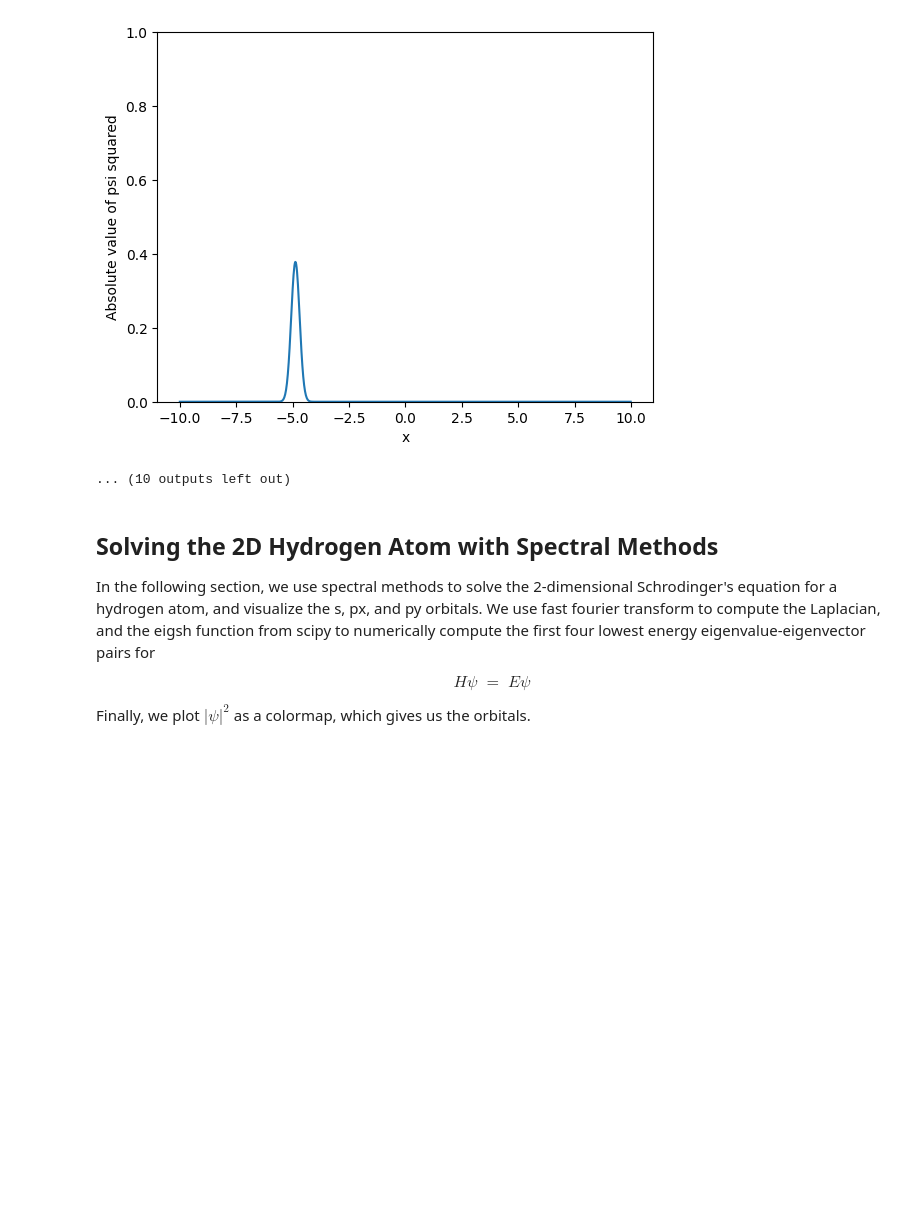
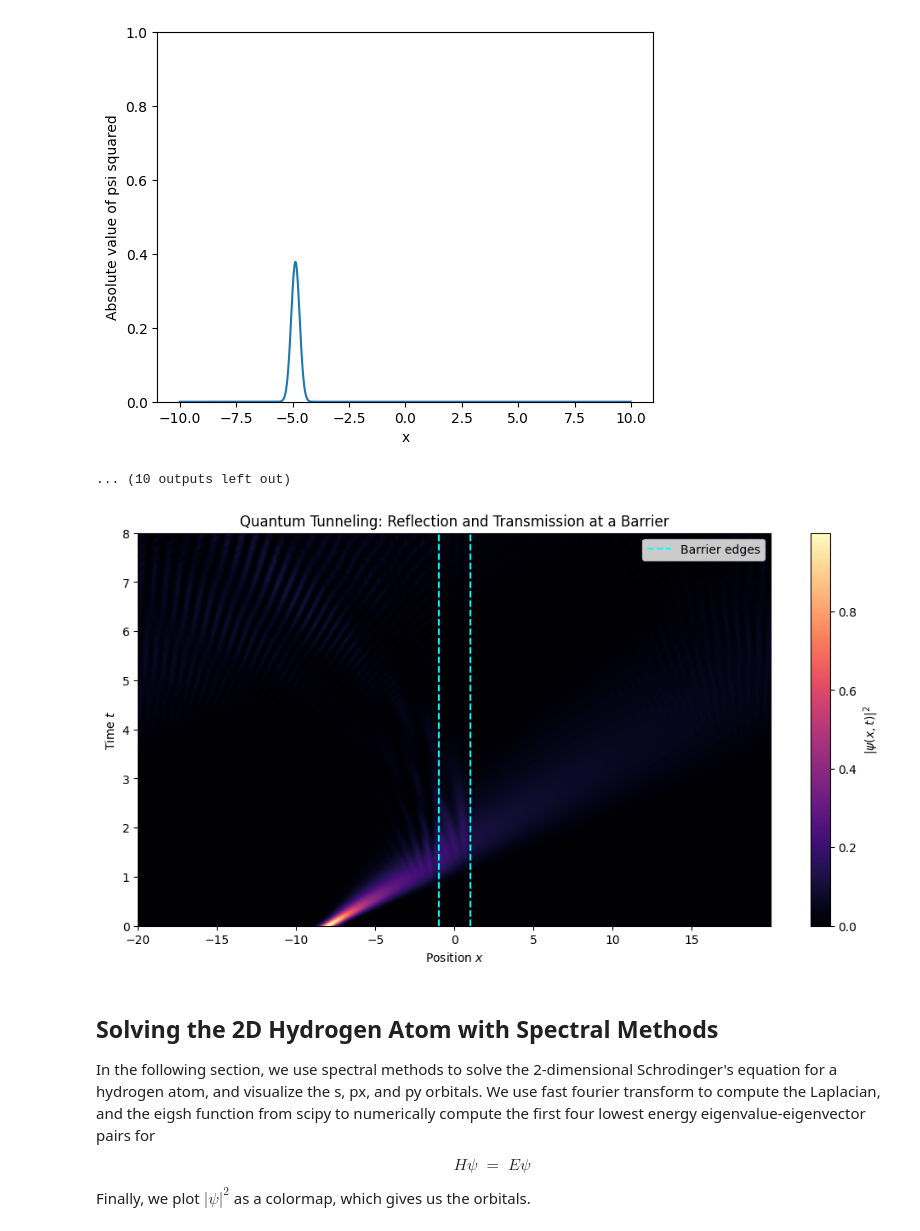
Before and after one commit to rquinn4/p2, a Jupyter notebook: Project2_team.ipynb, the cells around one changed output. Cells and saved outputs as stored; diff of their text form; code cells hidden in the pictures; blank space fills up the shorter version.

```diff
--- a/Project2_team.ipynb
+++ b/Project2_team.ipynb
@@ -84,6 +84,76 @@ for i in range(steps):
 [figure]
 [figure]
 ... (10 outputs left out)
+# %%
+# Grid setup
+L = 20.0
+N = 2048
+x = np.linspace(-L, L, N, endpoint=False)
+dx = x[1] - x[0]
+k = (2 * np.pi) * np.fft.fftfreq(N, d=dx)
+
+# Barrier potential setup
+V0 = 5.0            # Barrier height
+a, b = -1, 1        # Barrier from x=a to x=b
+V = np.zeros_like(x)
+V[(x > a) & (x < b)] = V0
+
+# Initial wavepacket
+x0 = -8.0           # Start far left
+sigma = 0.5         # Moderate width
+k0 = 5.0            # Initial momentum
+psi = np.exp(-(x - x0)**2 / (2 * sigma**2)) * np.exp(1j * k0 * x)
+
+# Time stepping
+dt = 0.001
+steps = 8000
+
+# Evolution operators
+T = 0.5 * k**2
+expT = np.exp(-1j * T * dt / 2)
+expV = np.exp(-1j * V * dt)
+
+# Storage for |psi|^2 snapshots
+snapshots = []
+
+for i in range(steps):
+    # Half-step kinetic evolution (Fourier space)
+    psi_hat = np.fft.fft(psi)
+    psi_hat = expT * psi_hat
+    psi = np.fft.ifft(psi_hat)
+
+    # Full-step potential evolution (real space)
+    psi = expV * psi
+
+    # Half-step kinetic evolution again
+    psi_hat = np.fft.fft(psi)
+    psi_hat = expT * psi_hat
+    psi = np.fft.ifft(psi_hat)
+
+    # Save every 10th frame
+    if i % 10 == 0:
+        snapshots.append(np.abs(psi)**2)
+
+# Convert snapshots to array
+snapshots = np.array(snapshots)
+time_axis = np.linspace(0, dt * steps, len(snapshots))
+
+# Plot contour
+plt.figure(figsize=(12, 6))
+extent = [x[0], x[-1], time_axis[0], time_axis[-1]]
+plt.imshow(snapshots, extent=extent, aspect='auto', origin='lower', cmap='magma')
+plt.colorbar(label=r'$|\psi(x,t)|^2$')
+plt.xlabel('Position $x$')
+plt.ylabel('Time $t$')
+plt.title('Quantum Tunneling: Reflection and Transmission at a Barrier')
+
+# Overlay barrier location for visual clarity
+plt.axvline(x=a, color='cyan', linestyle='--', label="Barrier edges")
+plt.axvline(x=b, color='cyan', linestyle='--')
+plt.legend()
+plt.show()
+# %% [output]
+[figure, added]
 # %% [markdown]
 ## Solving the 2D Hydrogen Atom with Spectral Methods
 
```
